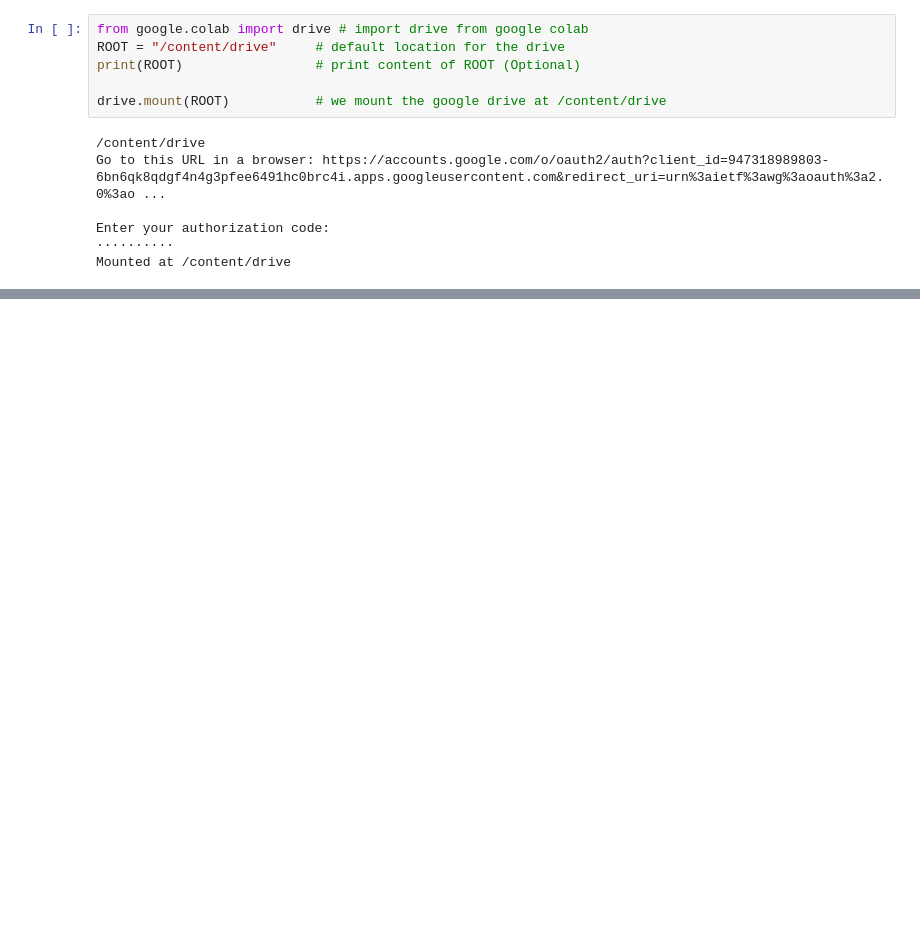
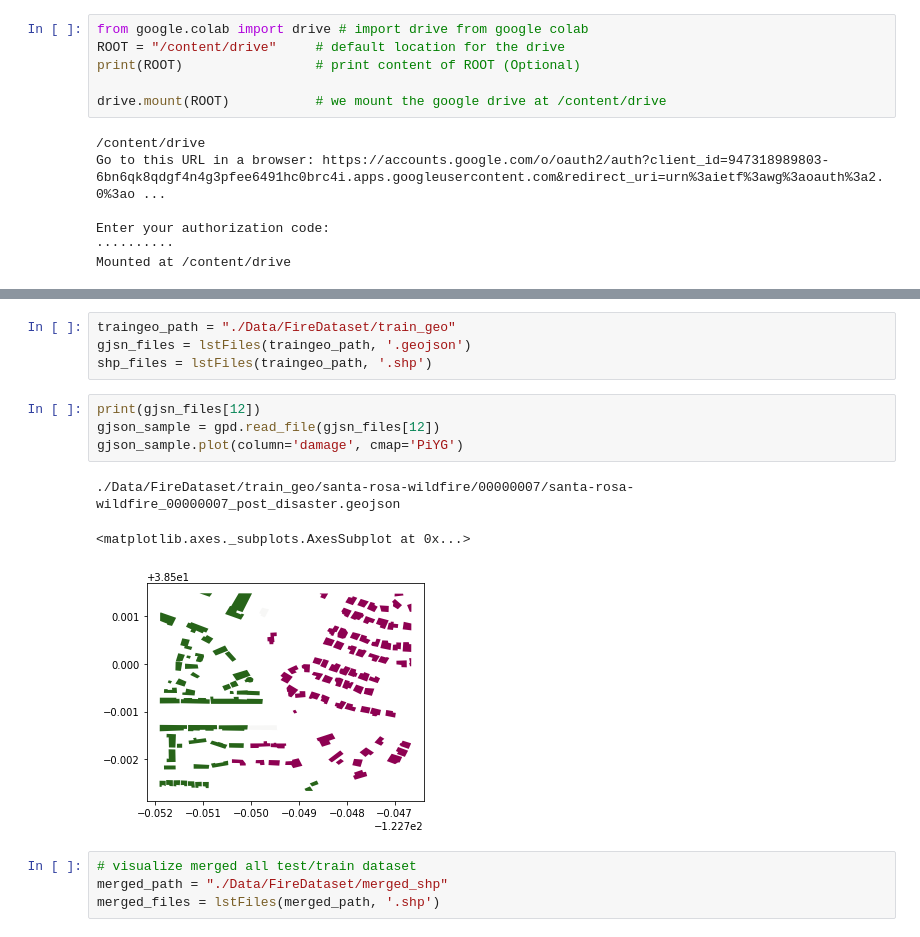
Before and after one commit to escaduto/Classifying-Structural-Damage, a Jupyter notebook: setting_up.ipynb, the cells around one changed output, grey strips where cells are left out. Drawn from its saved outputs; the diff is of its cells as text; blank space fills up the shorter version.

```diff
--- a/setting_up.ipynb
+++ b/setting_up.ipynb
@@ -23,0 +55,16 @@ CSV/  hold/  hold_geo/  test/  test_geo/  train/  train_geo/
+# %%
+traingeo_path = "./Data/FireDataset/train_geo"
+gjsn_files = lstFiles(traingeo_path, '.geojson')
+shp_files = lstFiles(traingeo_path, '.shp')
+# %%
+print(gjsn_files[12])
+gjson_sample = gpd.read_file(gjsn_files[12])
+gjson_sample.plot(column='damage', cmap='PiYG')
+# %% [output]
+./Data/FireDataset/train_geo/santa-rosa-wildfire/00000007/santa-rosa-wildfire_00000007_post_disaster.geojson
+<matplotlib.axes._subplots.AxesSubplot at 0x...>
+[figure, added]
+# %%
+# visualize merged all test/train dataset
+merged_path = "./Data/FireDataset/merged_shp"
+merged_files = lstFiles(merged_path, '.shp')
```
Also changed, not shown: parts of 9 cells of this notebook.
